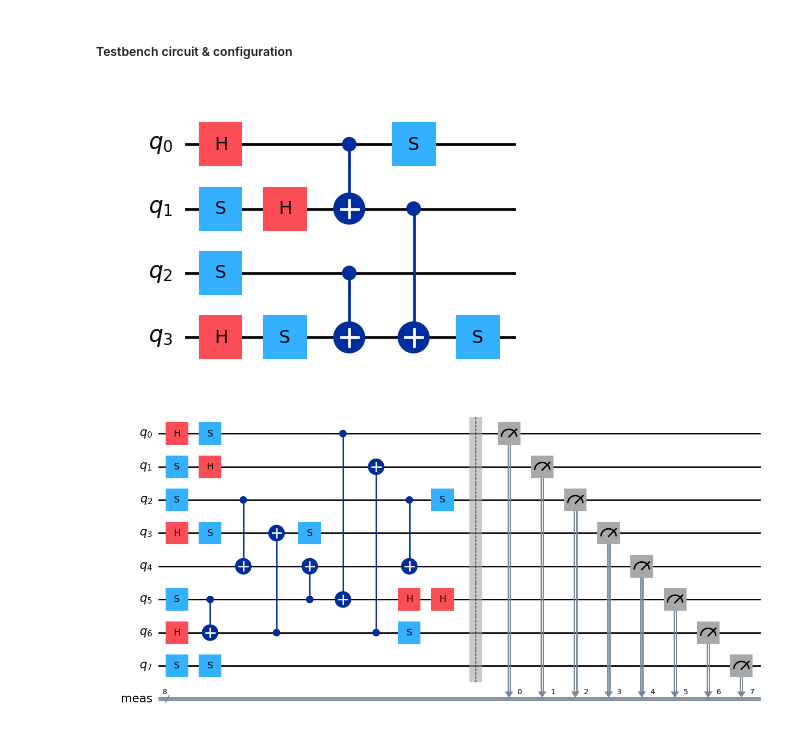
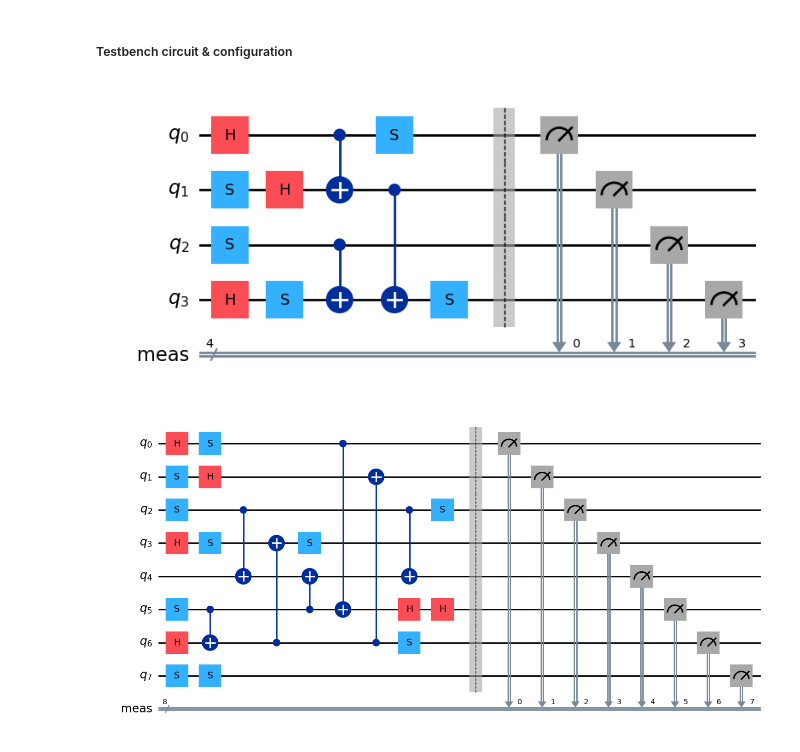
Before and after one commit to Moriarty2002/quantum-information, a Jupyter notebook: src/elaborato.ipynb, the cells around one changed output. Drawn from its saved outputs; the diff is of its cells as text; code cells hidden in the pictures.

```diff
--- a/src/elaborato.ipynb
+++ b/src/elaborato.ipynb
@@ -328,30 +321,32 @@ shots = 20000 # number of simulations
 # %%
 qc = QuantumCircuit(4)
 
 # Layer 1
 qc.h(0)
 qc.s(1)
 qc.s(2)
 qc.h(3)
 
 # Layer 2
 qc.h(1)
 qc.s(3)
 
 # Layer 3
 qc.cx(0, 1)
 qc.cx(2, 3)
 
 # Layer 4
 qc.cx(1, 3)
 qc.s(0)
 
 # Layer 5
 qc.s(3)
 
+qc.measure_all()
+
 qc.draw('mpl')
 # %% [output]
-[figure, old version]
+[figure, new version]
 # %%
 qc_2 = QuantumCircuit(8)
 
```
Also changed, not shown: parts of 18 cells of this notebook, 1 other file.
